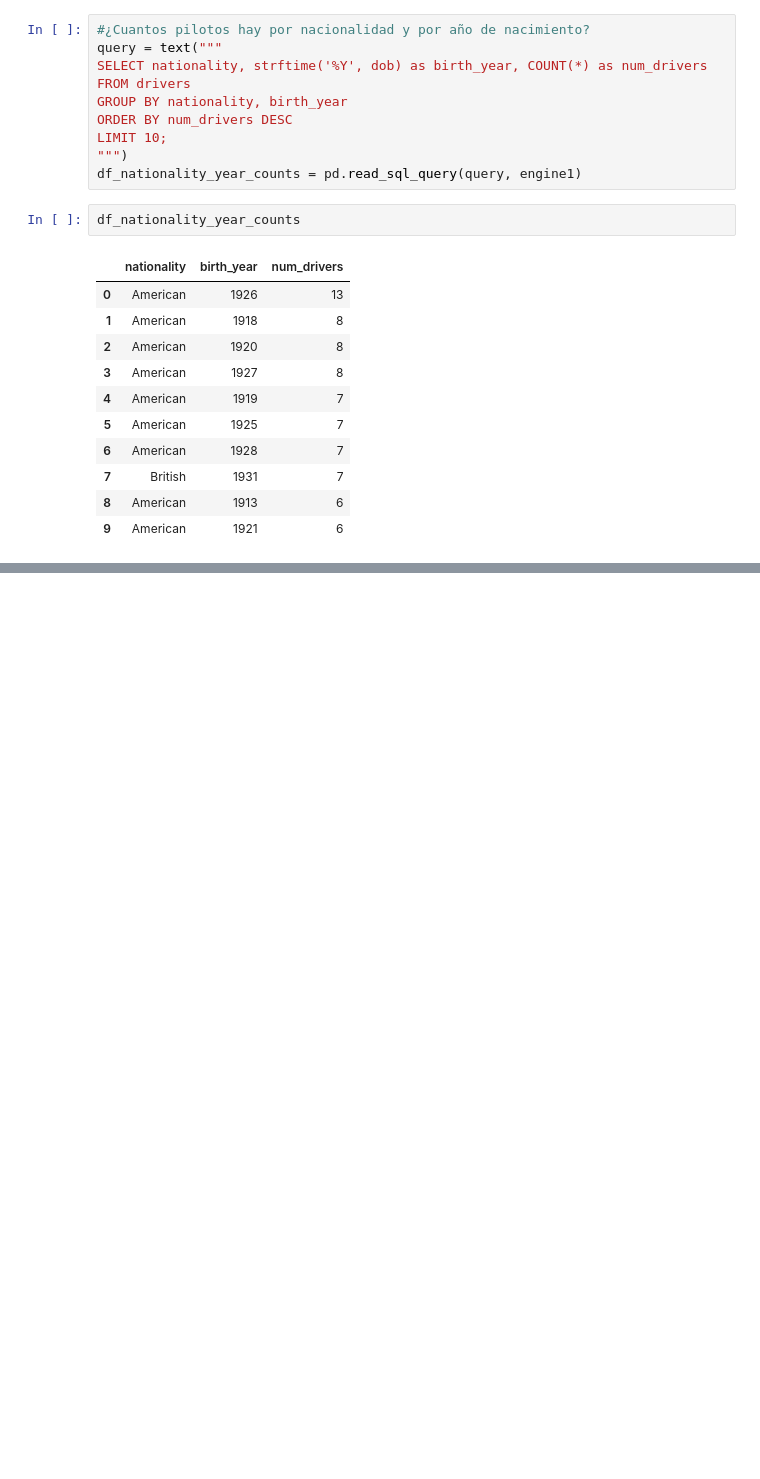
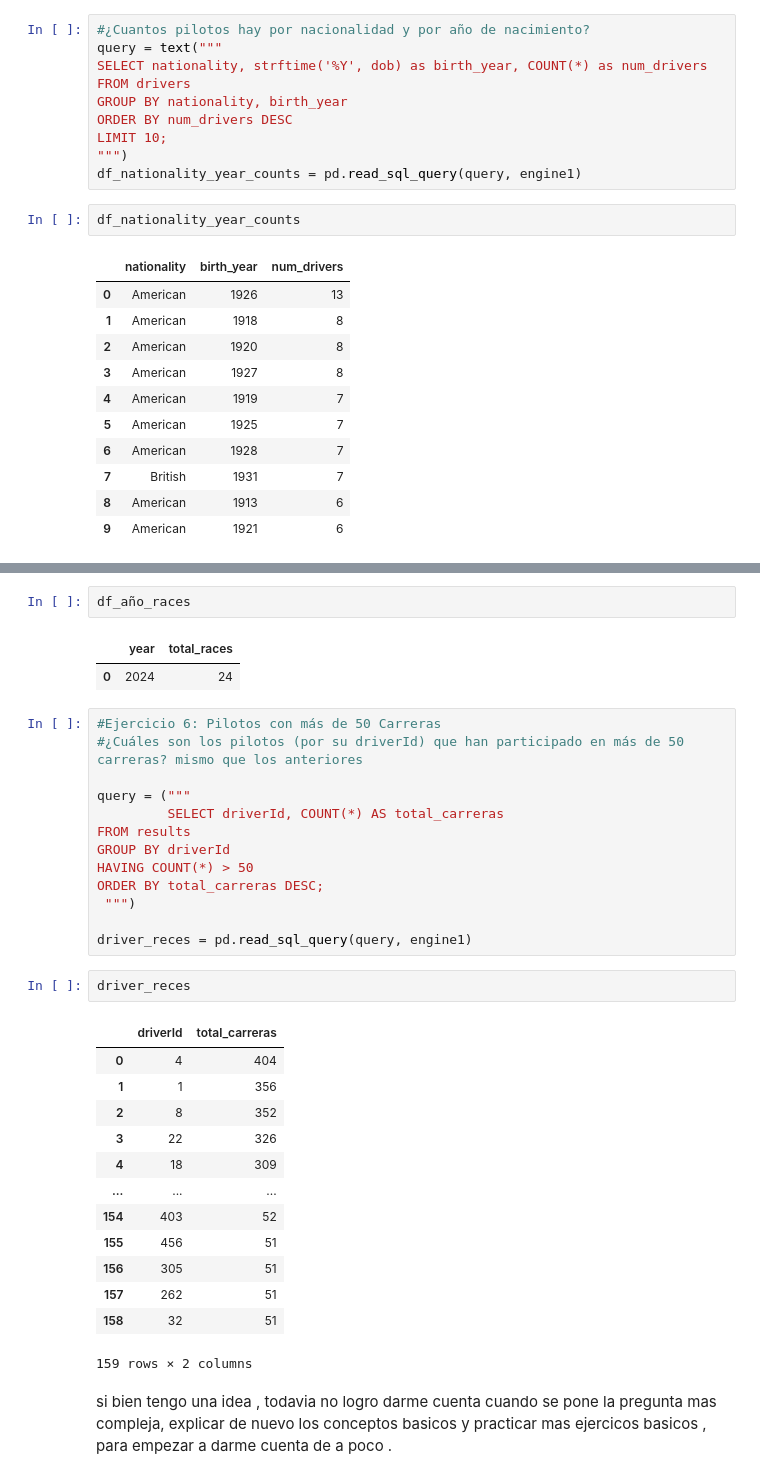
Before and after one commit to roreravi/kevin, a Jupyter notebook: sql-python/f1_sql.ipynb, the cells around one changed output, grey strips where cells are left out. Drawn from its saved outputs; the diff is of its cells as text; blank space fills up the shorter version.

```diff
--- a/sql-python/f1_sql.ipynb
+++ b/sql-python/f1_sql.ipynb
@@ -290,0 +386,37 @@ Muestra solo las primeras 10 carreras con la mayor cantidad de vueltas registrad
+# %%
+df_año_races
+# %% [output]
+|  | year | total_races |
+| 0 | 2024 | 24 |
+# %%
+#Ejercicio 6: Pilotos con más de 50 Carreras
+#¿Cuáles son los pilotos (por su driverId) que han participado en más de 50 carreras? mismo que los anteriores
+
+query = ("""
+         SELECT driverId, COUNT(*) AS total_carreras
+FROM results
+GROUP BY driverId
+HAVING COUNT(*) > 50
+ORDER BY total_carreras DESC;
+ """)
+
+driver_reces = pd.read_sql_query(query, engine1)
+# %%
+driver_reces
+# %% [output]
+|  | driverId | total_carreras |
+| 0 | 4 | 404 |
+| 1 | 1 | 356 |
+| 2 | 8 | 352 |
+| 3 | 22 | 326 |
+| 4 | 18 | 309 |
+| ... | ... | ... |
+| 154 | 403 | 52 |
+| 155 | 456 | 51 |
+| 156 | 305 | 51 |
+| 157 | 262 | 51 |
+| 158 | 32 | 51 |
+159 rows × 2 columns
+# %% [markdown]
+si bien tengo una idea , todavia no logro darme cuenta cuando se pone la pregunta mas compleja, explicar de nuevo los conceptos basicos  y practicar
+mas ejercicos basicos , para empezar a darme cuenta de a poco .
```
Also changed, not shown: parts of 11 cells of this notebook, 2 other files.
